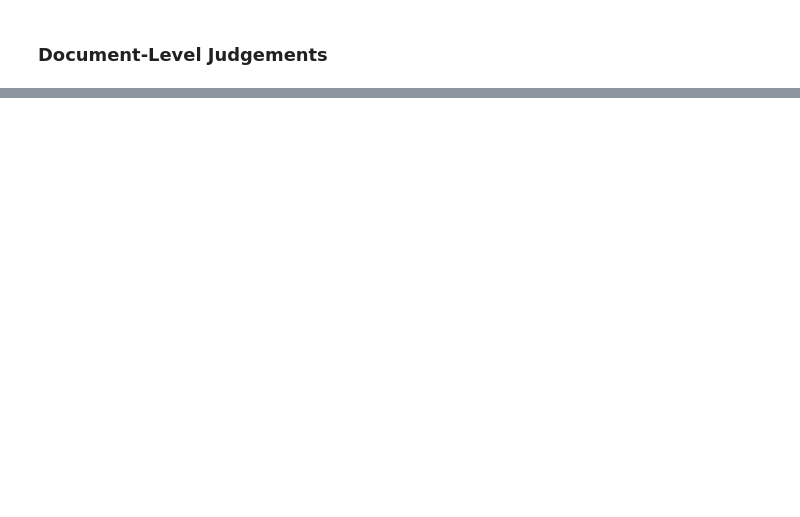
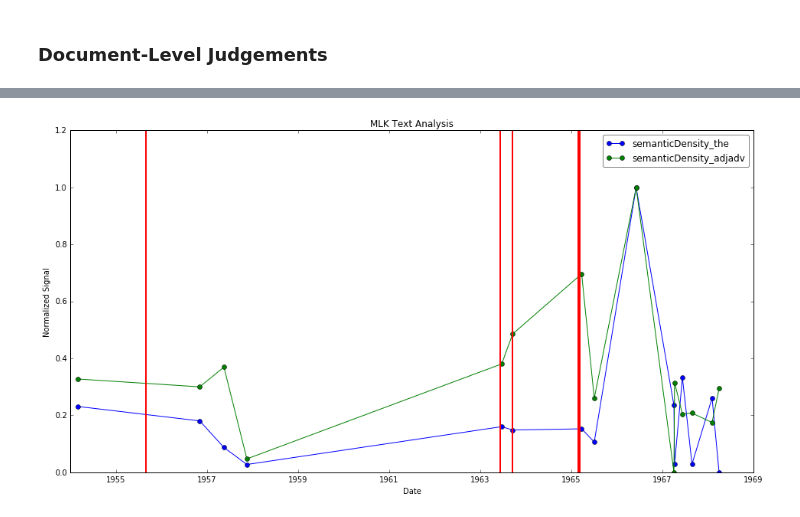
Before and after one commit to nmvenuti/DSI_Religion, a Jupyter notebook: protest_temporalAnalysis/temporal_viz.ipynb, the cells around one changed output, grey strips where cells are left out. Cells and saved outputs as stored; diff of their text form; code cells hidden in the pictures; blank space fills up the shorter version.

```diff
--- a/protest_temporalAnalysis/temporal_viz.ipynb
+++ b/protest_temporalAnalysis/temporal_viz.ipynb
@@ -669,0 +482,4 @@ See the caveats in the documentation: http://pandas.pydata.org/pandas-docs/stabl
+# %%
+drawStdSignalPlots(fileData,['semanticDensity_the','semanticDensity_adjadv'],plotstart,plotend,'std_semanticDensity_MLK.pdf',d.Date,True)
+# %% [output]
+[figure, added]
```
Also changed, not shown: parts of 62 cells of this notebook.
